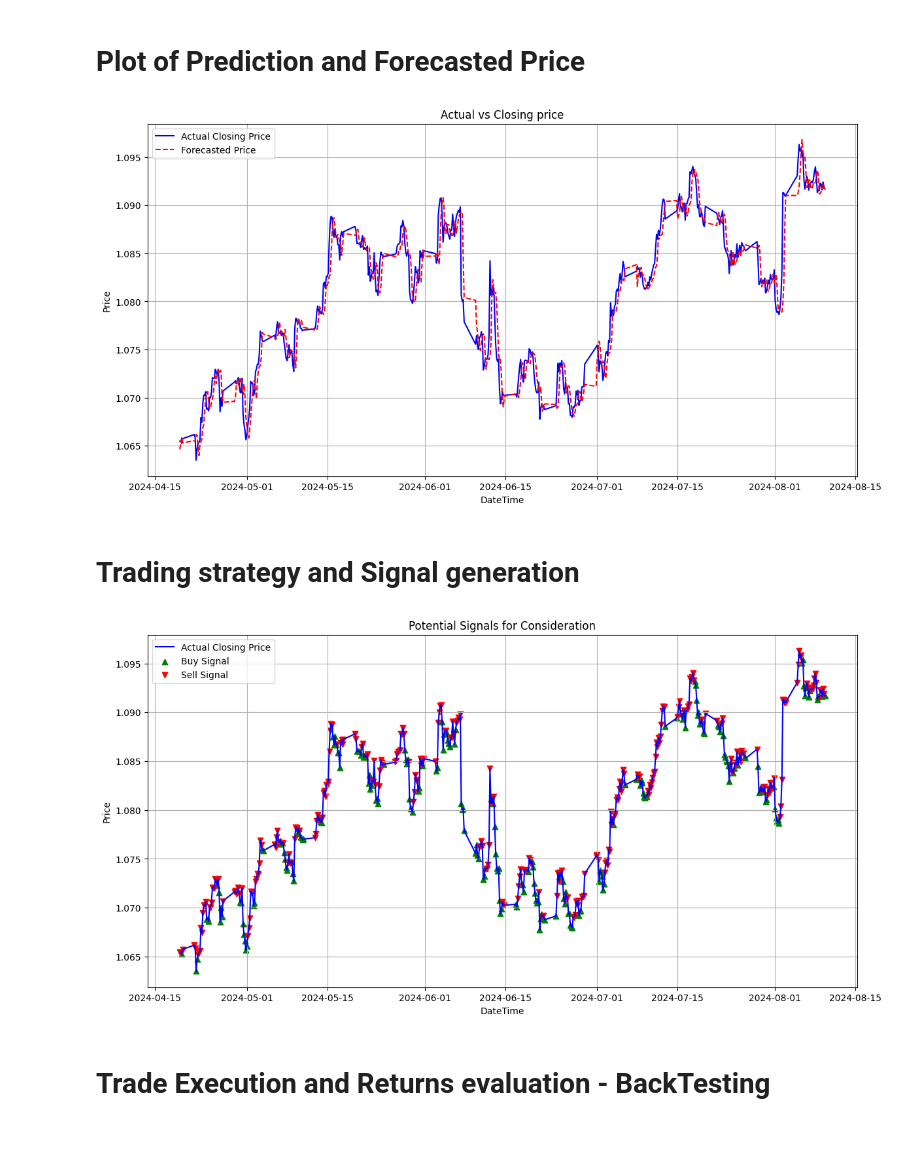
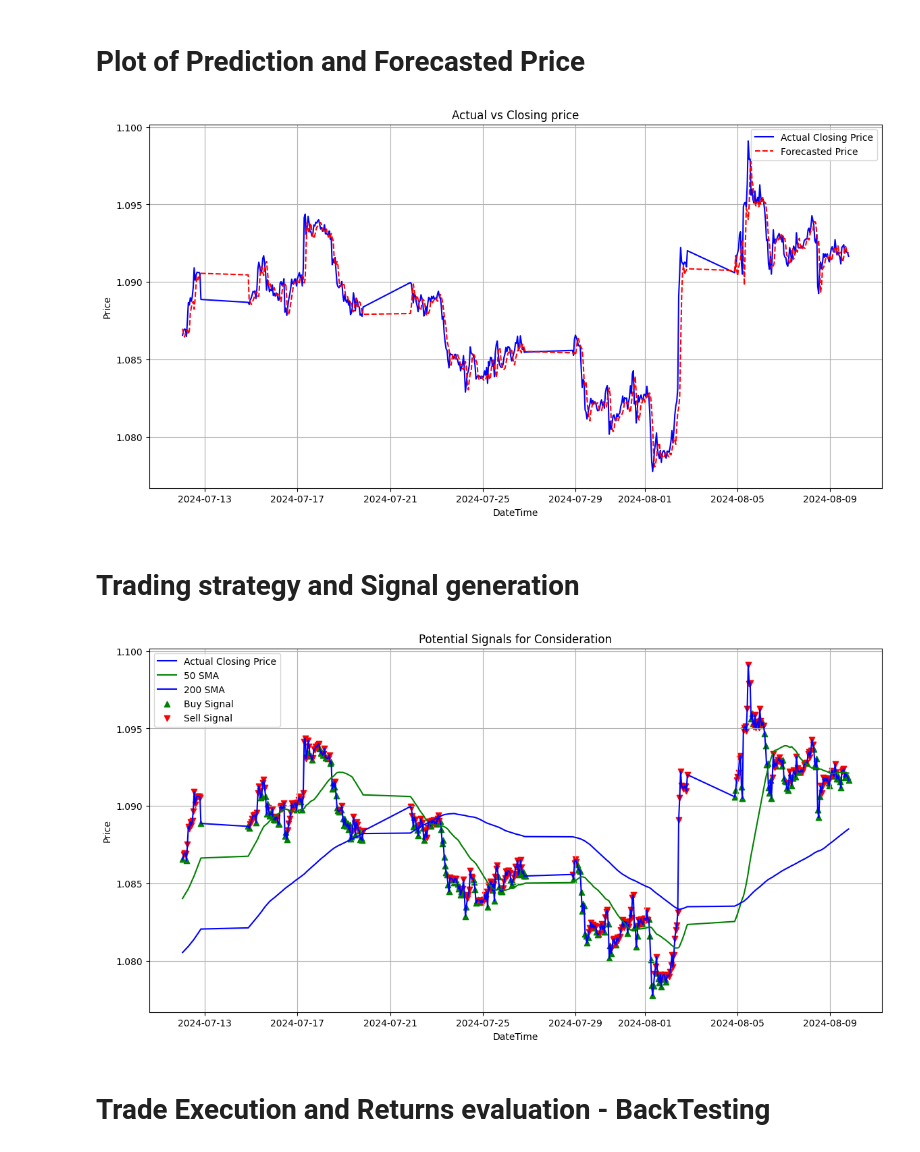
Before and after one commit to D-Mutabazi/Data-Engineering-Projects-and-Coursework, a Jupyter notebook: MLR_forecast.ipynb, the cells around one changed output. Cells and saved outputs as stored; diff of their text form; code cells hidden in the pictures.

```diff
--- a/MLR_forecast.ipynb
+++ b/MLR_forecast.ipynb
@@ -29,8 +29,6 @@ def load_data(file_path):
     data['Signal_line'] = data['MACD_line'].ewm(span=9, adjust=False).mean() # 9-preiod ema signal calculated from the Macdline
     data['MACD_histogram'] = data['MACD_line'] - data['Signal_line']
 
-    print(data.tail())
-
     # Data Processing: Add target variable: closing price at the next time step
     data['NextTimeStepClosing'] = data['Close'].shift(-1) #shift closing price to create target
 
@@ -41,7 +39,7 @@ def load_data(file_path):
 
     # Features: data of the current time step
     time = data['Time']
-    X = data[['Open','High', 'Low', 'Close', 'Volume']]  #features
+    X = data[['Open','High', 'Low', 'Close', 'Volume', '50_sma','200_sma']]  #features
 
     Y = data['NextTimeStepClosing']    #target - closing price of next time
 
@@ -79,12 +77,16 @@ class LinearRegression:
 # Data loading, Model Training and Performance Evaluation
 # %%
 # Load data
-file_path = './Data/EURUSD_H4.csv'  # Replace with your CSV file path
+file_path = './Data/EURUSD_H1.csv'  # Replace with your CSV file path
 X, y, time = load_data(file_path)
 
 # Split data into training and test sets
 X_train, X_test, y_train, y_test, time_train, time_test = train_test_split(X, y, time,  test_size=0.2, random_state=42, shuffle=False)
 
+sma_50_test = X_test['50_sma']
+sma_200_test = X_test['200_sma']
+
+print(X_test.head())
 # Standardize features - unless volume added, not needed: done so model can weigh each feature fairly
 scaler = StandardScaler()
 X_train = scaler.fit_transform(X_train)
@@ -115,13 +117,18 @@ time_test = time_test.reset_index(drop=True).iloc[1:]
 y_pred_test = pd.Series(y_pred_test).shift(1) #convert prediction to a series
 y_pred_test = y_pred_test.dropna()
 
+# Re-align 50 EMA to match the test set
+sma_50_test = sma_50_test.reset_index(drop=True).iloc[1:]
+sma_200_test = sma_200_test.reset_index(drop=True).iloc[1:]
+
 
 #Construct dataframe for easy plotting
 resultsDataFrame= pd.DataFrame({
     'Date and Time': time_test,
     'Actual closing': y_test,
-    'Fore. Closing': y_pred_test
+    'Fore. Closing': y_pred_test,
+    '50 SMA': sma_50_test,
+    '200 SMA': sma_200_test
+
 })
-
-print(resultsDataFrame.head())
 # %% [output]
@@ -148,6 +148,9 @@ print(resultsDataFrame.head())
 plt.figure(figsize=(14,7))
 plt.plot(resultsDataFrame['Date and Time'], resultsDataFrame['Actual closing'], label='Actual Closing Price', color='blue')
 plt.plot(resultsDataFrame['Date and Time'], resultsDataFrame['Fore. Closing'], label= 'Forecasted Price', color = 'red',linestyle='--')
+# plt.plot(resultsDataFrame['Date and Time'], resultsDataFrame['50 SMA'], label='50 EMA', color='green', linestyle='-')
+# plt.plot(resultsDataFrame['Date and Time'], resultsDataFrame['200 SMA'], label='50 EMA', color='blue', linestyle='-')
+
 plt.xlabel('DateTime')
 plt.ylabel('Price')
 plt.title('Actual vs Closing price')
@@ -155,7 +158,7 @@ plt.legend()
 plt.grid(True)
 plt.show()
 # %% [output]
-[figure, old version]
+[figure, new version]
 # %% [markdown]
 # Trading strategy and Signal generation
 # %%
@@ -173,34 +176,37 @@ for i in range(len(y_test)):
     elif(y_pred_test.iloc[i] < y_test.iloc[i]):
         sell_signals.append((time_test.iloc[i], y_test.iloc[i]))
         buy_signals.append((None, None))
     #no trade opportunity
     else:
         sell_signals.append((None, None))
         buy_signals.append((None, None))
 
 # Extract times and prices for plotting
 buy_times = [signal[0] for signal in buy_signals if signal[0] is not None]
 buy_prices = [signal[1] for signal in buy_signals if signal[1] is not None]
 sell_times = [signal[0] for signal in sell_signals if signal[0] is not None]
 sell_prices = [signal[1] for signal in sell_signals if signal[1] is not None]
 
 
 # Plot buy and sell signals
 plt.figure(figsize=(14,7))
 plt.plot(resultsDataFrame['Date and Time'], resultsDataFrame['Actual closing'], label='Actual Closing Price', color='blue')
 # plt.plot(resultsDataFrame['Date and Time'], resultsDataFrame['Fore. Closing'], label= 'Forecasted Price', color = 'red',linestyle='--')
+plt.plot(resultsDataFrame['Date and Time'], resultsDataFrame['50 SMA'], label='50 SMA', color='green', linestyle='-')
+plt.plot(resultsDataFrame['Date and Time'], resultsDataFrame['200 SMA'], label='200 SMA', color='blue', linestyle='-')
+
 
 plt.scatter(buy_times, buy_prices, marker='^', color='green', label='Buy Signal', alpha=1)
 plt.scatter(sell_times, sell_prices, marker='v', color='red', label='Sell Signal', alpha=1)
 
 plt.xlabel('DateTime')
 plt.ylabel('Price')
 plt.title('Potential Signals for Consideration')
 plt.legend()
 plt.grid(True)
 plt.show()
 # %% [output]
-[figure, old version]
+[figure, new version]
 # %% [markdown]
 # Trade Execution and Returns evaluation - BackTesting
 # %%
```
Also changed, not shown: parts of 1 cell of this notebook, 1 other file.
